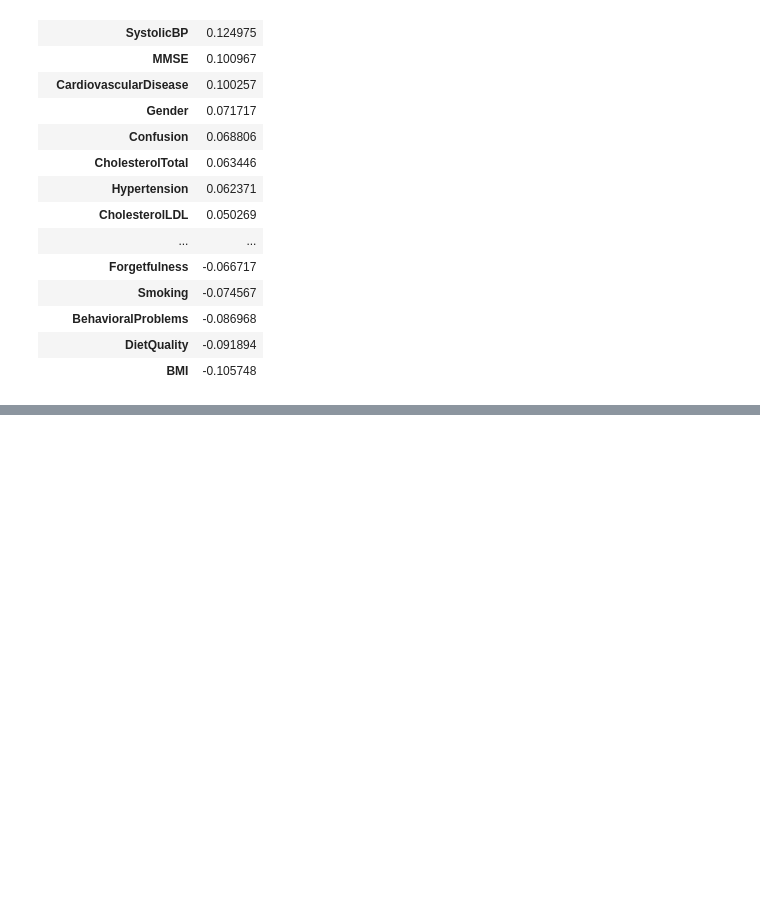
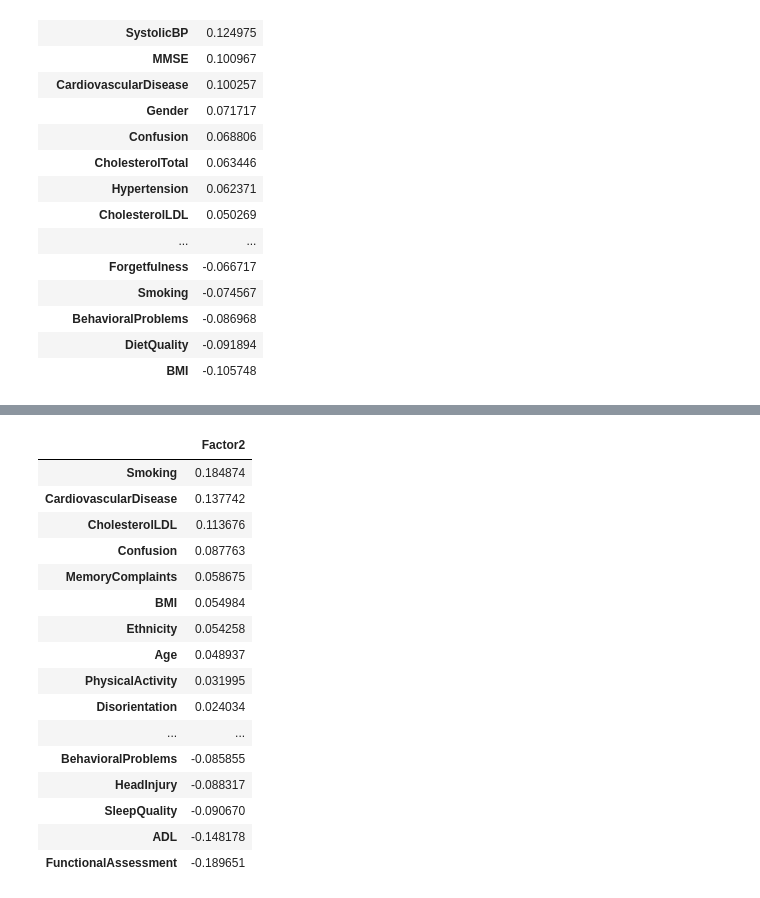
Before and after one commit to temich91/ml-uust, a Jupyter notebook: prac2/dimensionality_reduction.ipynb, the cells around one changed output, grey strips where cells are left out. Drawn from its saved outputs; the diff is of its cells as text; code cells hidden in the pictures; blank space fills up the shorter version.

```diff
--- a/prac2/dimensionality_reduction.ipynb
+++ b/prac2/dimensionality_reduction.ipynb
@@ -298,0 +317,20 @@ factors[["Factor1"]].sort_values(["Factor1"], ascending=False)
+# %%
+factors[["Factor2"]].sort_values(["Factor2"], ascending=False)
+# %% [output]
+|  | Factor2 |
+| Smoking | 0.184874 |
+| CardiovascularDisease | 0.137742 |
+| CholesterolLDL | 0.113676 |
+| Confusion | 0.087763 |
+| MemoryComplaints | 0.058675 |
+| BMI | 0.054984 |
+| Ethnicity | 0.054258 |
+| Age | 0.048937 |
+| PhysicalActivity | 0.031995 |
+| Disorientation | 0.024034 |
+| ... | ... |
+| BehavioralProblems | -0.085855 |
+| HeadInjury | -0.088317 |
+| SleepQuality | -0.090670 |
+| ADL | -0.148178 |
+| FunctionalAssessment | -0.189651 |
```
Also changed, not shown: parts of 14 cells of this notebook.
